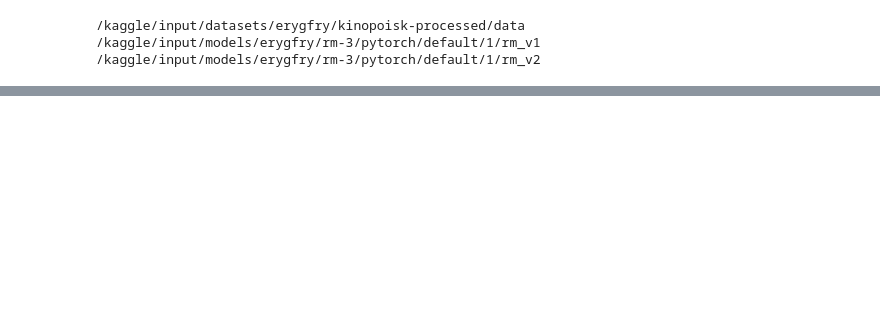
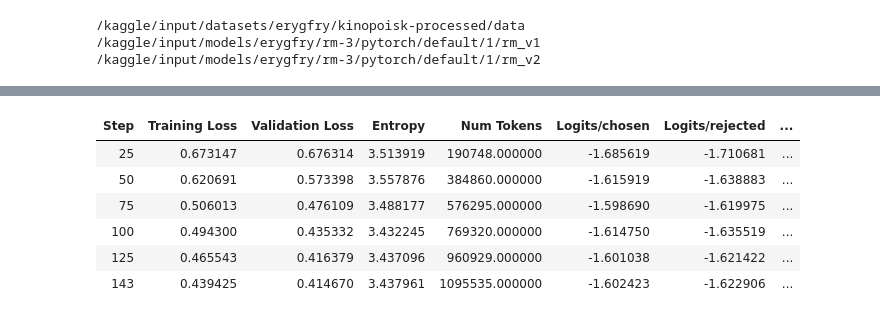
Before and after one commit to Erygfry/RLHF-vs-DPO, a Jupyter notebook: test.ipynb, the cells around one changed output, grey strips where cells are left out. Saved outputs shown, nothing was run; the diff lists cells and outputs as text; code cells hidden in the pictures; blank space fills up the shorter version.

```diff
--- a/test.ipynb
+++ b/test.ipynb
@@ -863,7 +583,6 @@ dev = rm.device
 
 @torch.no_grad()
 def margins(model, tokenizer, texts, pos=1, neg=0, bs=64):
-    """logit_pos - logit_neg для каждого текста."""
     out = []
     for i in range(0, len(texts), bs):
         enc = tokenizer(texts[i:i + bs], truncation=True, max_length=256,
@@ -872,21 +591,18 @@ def margins(model, tokenizer, texts, pos=1, neg=0, bs=64):
         out.append((lg[:, pos] - lg[:, neg]).cpu())
     return torch.cat(out).numpy()
 
-# ---------- 1. test: общие метрики ----------
 test_df["margin"] = margins(rm, rm_tok, test_df["text"].tolist())
 test_df["pred"] = (test_df["margin"] > 0).astype(int)
 print("test AUC:", round(roc_auc_score(test_df["label"], test_df["margin"]), 4))
 print(classification_report(test_df["label"], test_df["pred"], target_names=["bad", "good"], digits=3))
 print(confusion_matrix(test_df["label"], test_df["pred"]))
 
-# ---------- 2. типичные и нетипичные рецензии ----------
-print(test_df.groupby(["part", "label"]).apply(
-    lambda g: pd.Series({"n": len(g), "acc": round((g["pred"] == g["label"]).mean(), 3)})))
+test_df["correct"] = test_df["pred"] == test_df["label"]
+print(test_df.groupby(["part", "label"])["correct"].agg(["size", "mean"]).round(3))
 for p in ("top250", "bottom100"):
     g = test_df[test_df["part"] == p]
     print(f"AUC внутри {p}: {roc_auc_score(g['label'], g['margin']):.3f}")
 
-# ---------- 3. стресс-тесты ----------
 reviews = pd.read_parquet(f"{DATA}/reviews.parquet")
 top_titles = reviews.loc[reviews["part"] == "top250", "movie_name"].drop_duplicates().sample(3, random_state=0)
 bot_titles = reviews.loc[reviews["part"] == "bottom100", "movie_name"].drop_duplicates().sample(3, random_state=0)
@@ -911,13 +627,11 @@ for lbl, nm in ((1, "хороших"), (0, "плохих")):
     q = np.percentile(test_df.loc[test_df["label"] == lbl, "margin"], [10, 50, 90]).round(2)
     print(f"margin у реальных {nm} (10/50/90 перцентиль): {q}")
 
-# ---------- 4. независимый судья ----------
 J_NAME = "blanchefort/rubert-base-cased-sentiment"
 j_tok = AutoTokenizer.from_pretrained(J_NAME)
 judge = AutoModelForSequenceClassification.from_pretrained(J_NAME).to(dev).eval()
 print(judge.config.id2label)
-lab = {v.upper(): k for k, v in judge.config.id2label.items()}
-J_POS, J_NEG = lab.get("POSITIVE", 1), lab.get("NEGATIVE", 2)
+J_POS, J_NEG = 1, 2
 
 test_df["j_margin"] = margins(judge, j_tok, test_df["text"].tolist(), pos=J_POS, neg=J_NEG)
 print("AUC судьи на test:", round(roc_auc_score(test_df["label"], test_df["j_margin"]), 4))
@@ -1348,0 +1153,5 @@ Name: hit, dtype: float64
+# %%
+from sklearn.metrics import roc_auc_score
+sign = np.where(g_sft["target"] == 1, 1, -1)
+for col, key in (("j", "judge_ctrl_auc"), ("r1", "rm1_ctrl_auc"), ("r2", "rm2_ctrl_auc")):
+    results.loc["SFT", key] = round(roc_auc_score(g_sft["target"], g_sft[col] * sign), 3)
@@ -1348,0 +1235,60 @@ Name: hit, dtype: float64
+# %%
+import gc
+from datasets import Dataset
+from trl import DPOTrainer, DPOConfig
+from peft import LoraConfig, PeftModel
+
+def load_sft():
+    base = AutoModelForCausalLM.from_pretrained(BASE, dtype=torch.float16).to(DEV_POL)
+    return PeftModel.from_pretrained(base, SFT_ADAPTER).merge_and_unload()
+
+pairs = pd.read_parquet("/kaggle/working/dpo_pairs.parquet")
+pairs_ds = Dataset.from_pandas(pairs[["prompt", "chosen", "rejected"]]).train_test_split(test_size=0.05, seed=0)
+print(pairs_ds)
+
+def run_dpo(beta, out_dir):
+    model = load_sft()
+    lora = LoraConfig(r=16, lora_alpha=32, lora_dropout=0.05,
+                      target_modules="all-linear", task_type="CAUSAL_LM")
+    cfg = DPOConfig(
+        output_dir=f"/kaggle/working/ckpt_{out_dir}",
+        beta=beta,
+        learning_rate=5e-5,
+        lr_scheduler_type="cosine",
+        warmup_steps=10,
+        num_train_epochs=1,
+        per_device_train_batch_size=4,
+        per_device_eval_batch_size=8,
+        gradient_accumulation_steps=8,
+        gradient_checkpointing=True,
+        max_length=200,
+        precompute_ref_log_probs=True,
+        fp16=True,
+        eval_strategy="steps", eval_steps=25,
+        save_strategy="no",
+        logging_steps=5,
+        report_to="none",
+        seed=42,
+    )
+    cfg._n_gpu = 1
+    trainer = DPOTrainer(model=model, ref_model=None, args=cfg,
+                         train_dataset=pairs_ds["train"], eval_dataset=pairs_ds["test"],
+                         processing_class=tok, peft_config=lora)
+    print("GPU у тренера:", trainer.args.n_gpu, "| устройство модели:", next(trainer.model.parameters()).device)
+    trainer.train()
+    trainer.model.save_pretrained(f"/kaggle/working/{out_dir}")
+    return trainer
+
+trainer = run_dpo(beta=0.1, out_dir="dpo_beta0.1")
+
+pol = trainer.model.eval()
+gens_dpo = pd.DataFrame(generate_ids(pol, pe["prompt"].tolist(), n=2))
+gens_dpo = pd.concat([gens_dpo, pe.loc[pe.index.repeat(2), ["target", "src_label"]].reset_index(drop=True)], axis=1)
+gens_dpo["completion"] = [tok.decode(g, skip_special_tokens=True) for g in gens_dpo["comp_ids"]]
+gens_dpo["review"] = [review_text(p, c) for p, c in zip(gens_dpo["prompt"], gens_dpo["completion"])]
+
+s_dpo, g_dpo = evaluate("DPO β=0.1", pol, gens_dpo)
+results = pd.concat([results, s_dpo.to_frame().T])
+print(results.T)
+g_dpo.to_parquet("/kaggle/working/eval_dpo_beta0.1.parquet")
+# %% [output]
@@ -1348,0 +1316,7 @@ Name: hit, dtype: float64
+| Step | Training Loss | Validation Loss | Entropy | Num Tokens | Logits/chosen | Logits/rejected | ... |
+| 25 | 0.673147 | 0.676314 | 3.513919 | 190748.000000 | -1.685619 | -1.710681 | ... |
+| 50 | 0.620691 | 0.573398 | 3.557876 | 384860.000000 | -1.615919 | -1.638883 | ... |
+| 75 | 0.506013 | 0.476109 | 3.488177 | 576295.000000 | -1.598690 | -1.619975 | ... |
+| 100 | 0.494300 | 0.435332 | 3.432245 | 769320.000000 | -1.614750 | -1.635519 | ... |
+| 125 | 0.465543 | 0.416379 | 3.437096 | 960929.000000 | -1.601038 | -1.621422 | ... |
+| 143 | 0.439425 | 0.414670 | 3.437961 | 1095535.000000 | -1.602423 | -1.622906 | ... |
```
Also changed, not shown: parts of 59 cells of this notebook, 1 other file.
